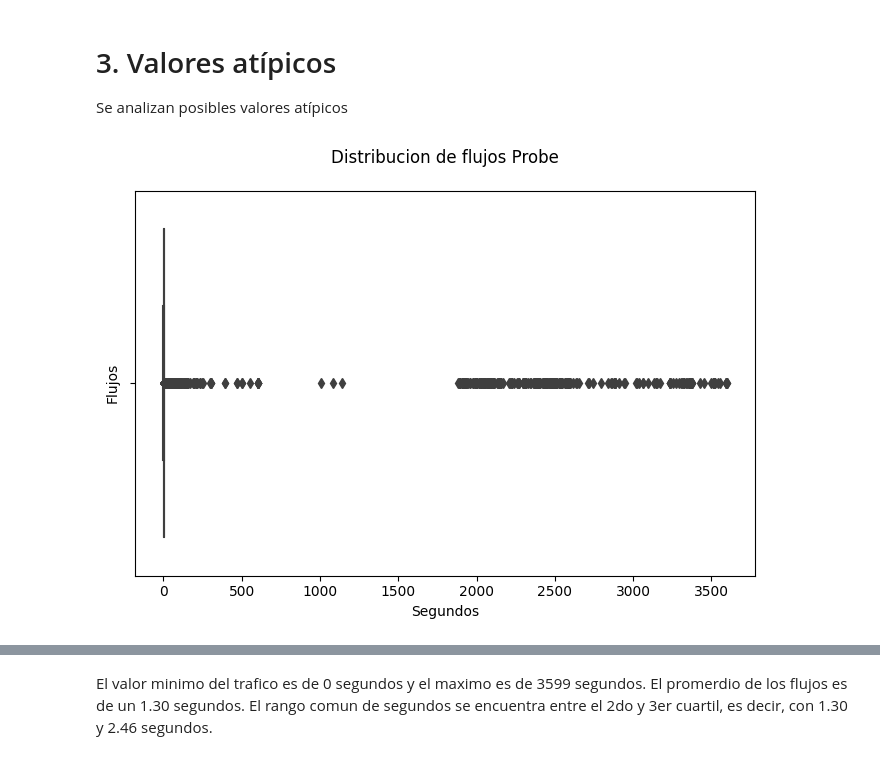
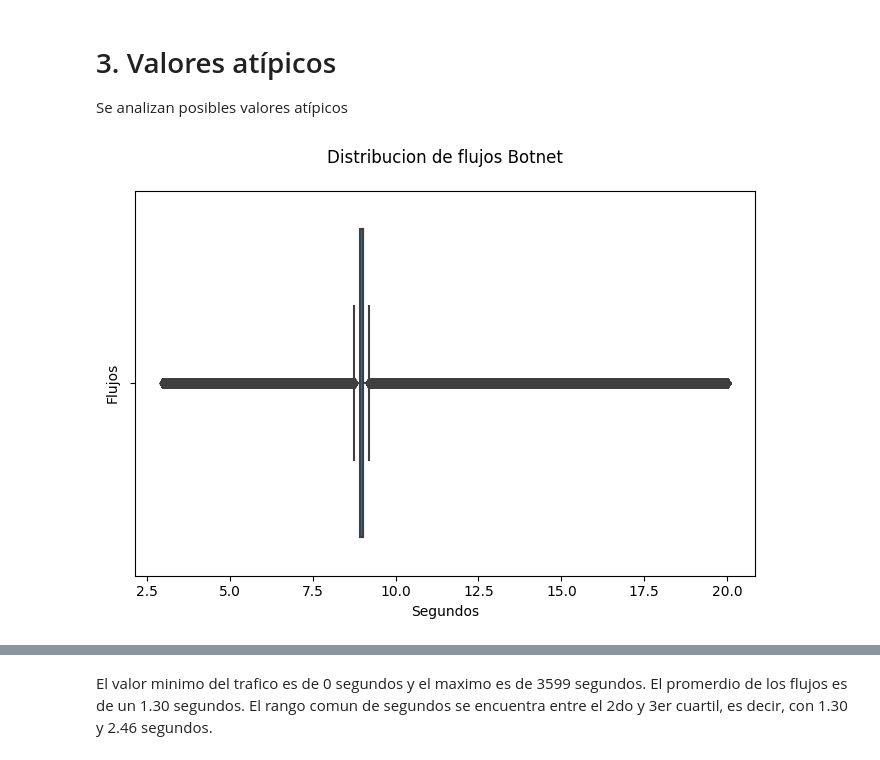
Before and after one commit to soyMA05/Clasiffication_TrafficSDN2, a Jupyter notebook: Fase2/limpieza_botnet.ipynb, the cells around one changed output, grey strips where cells are left out. Drawn from its saved outputs; the diff is of its cells as text; code cells hidden in the pictures.

Commit message:
limpiando clase botnet

```diff
--- a/Fase2/limpieza_botnet.ipynb
+++ b/Fase2/limpieza_botnet.ipynb
@@ -23,5 +23,8 @@ def eliminar_filasvaloresDesconocidos(_daframe:pd.DataFrame, _dfilasConsulta:pd.
 # %% [markdown]
 # Importacion de datos
 # %%
-df_bot1 = pd.read_csv('../../botCTUltima/botnet-capture-20110815-fast-flux.csv')
-df_bot2 = pd.read_csv('../../botCTUltima/botnet-capture-20110815-fast-flux-2.csv')
+df_bot1 = pd.read_csv('../../botCTUltima/botnet-capture-20110810-neris.csv')
+df_bot2 = pd.read_csv('../../botCTUltima/botnet-capture-20110811-neris.csv')
+df_bot3 = pd.read_csv('../../botCTUltima/botnet-capture-20110815-fast-flux-2.csv')
+df_bot4 = pd.read_csv('../../botCTUltima/botnet-capture-20110815-fast-flux.csv')
+df_bot5 = pd.read_csv('../../botCTUltima/botnet-capture-20110817-bot.csv')
@@ -32,3 +124,10 @@ df_bot.to_csv('../../araDataFin/unclean/botnet.csv', index=False)
+# %%
+df_bot1=df_bot1[df_bot1.Dur>3]
+df_bot2=df_bot2[df_bot2.Dur>5]
+df_bot3=df_bot3[df_bot3.Dur>5]
+df_bot4=df_bot4[df_bot4.Dur>5]
+df_bot5=df_bot5[df_bot5.Dur>3]
+df_bot = pd.concat([df_bot1,df_bot2,df_bot3,df_bot4,df_bot5],axis=0)
 # %% [markdown]
 # 1. Limpieza de datos
 # %% [markdown]
@@ -212,7 +330,7 @@ En este los atributos basados en actividad de paquetes y fluctuacion se encuentr
 
 #### Eliminar valores faltantes y caracteristicas que no permanecieron en las otras clases
 # %%
-df_bot.Label="botnet"
+df_bot.Label="Botnet"
 # %%
 """caracteristicas con datos faltantes muy elevados"""
 faltantes=['SIntPkt','DIntPkt','SIntPktAct','DIntPktAct','SIntPktIdl','DIntPktIdl',
@@ -238,6 +356,9 @@ im_sd_maxminpktz=im_sd_maxminpktz.fit(df_bot[['dMinPktSz']])
 df_bot['dMinPktSz'] = im_sd_maxminpktz.transform(df_bot[['dMinPktSz']])
 # %%
 df_bot = df_bot[df_bot['Dport'].notna()]
+# %%
+"""eliminacion de caracteristicas con datos faltantes"""
+df_bot=df_bot[(df_bot.dMinPktSz>=0)]
 # %%
 msno.bar(df_bot, figsize=(11,6), fontsize=9, color="dodgerblue")
 # %% [output]
@@ -249,13 +370,13 @@ Se analizan posibles valores atípicos
 # %%
 """crear boxplot"""
 plt.subplots(figsize=(8, 5))
 ax = sns.boxplot(x = df_bot.Dur)
 ax.set_xlabel("Segundos", fontsize = 10)
 ax.set_ylabel("Flujos", fontsize = 10)
-ax.set_title("Distribucion de flujos Probe", fontsize =12, pad = 20)
+ax.set_title("Distribucion de flujos Botnet", fontsize =12, pad = 20)
 plt.show()
 # %% [output]
-[figure, old version]
+[figure, new version]
 # %%
 df_bot.describe()
 # %% [output]
```
Also changed, not shown: parts of 24 cells of this notebook.
